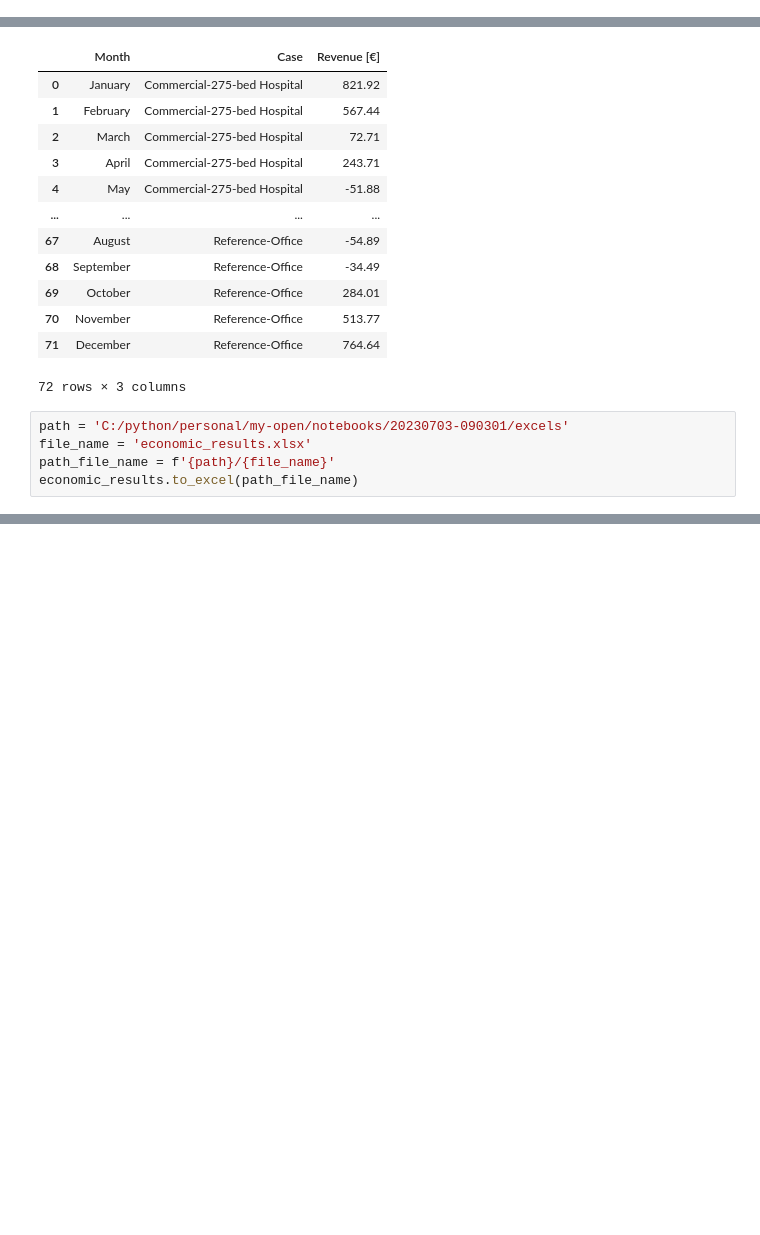
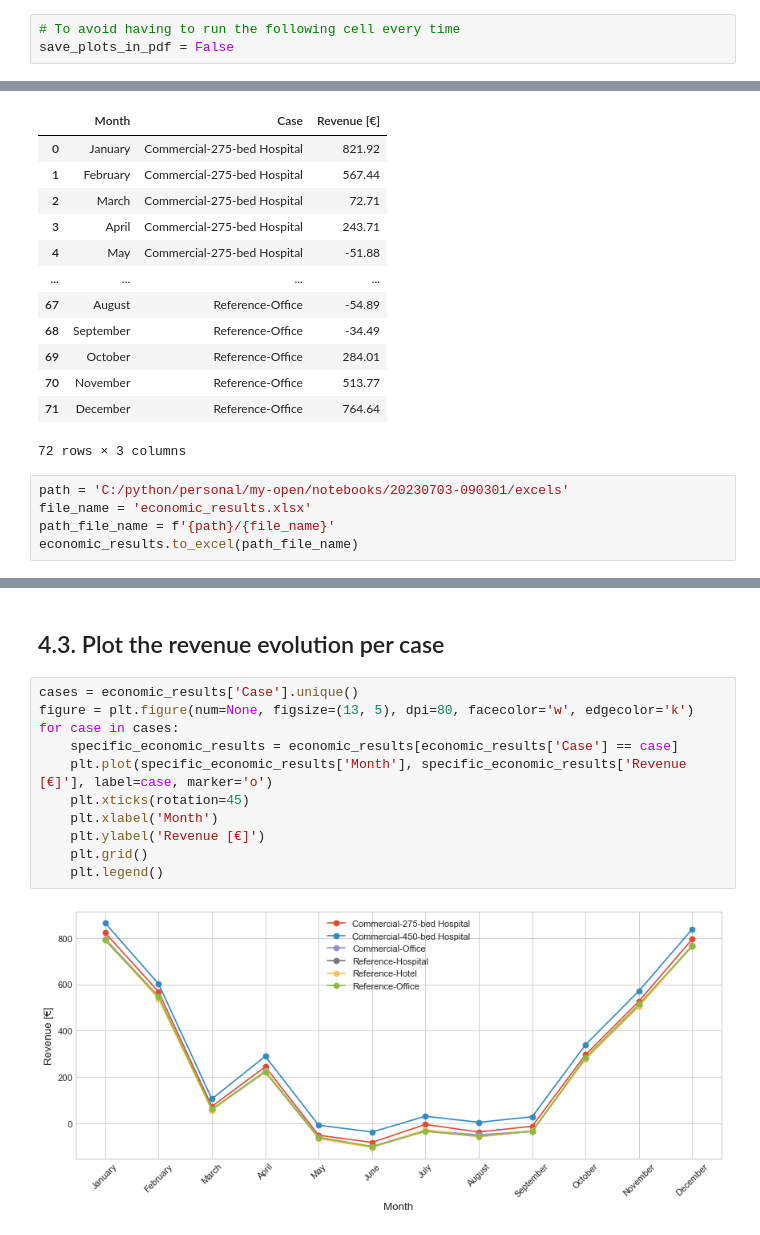
Before and after one commit to idloea/extended-open, a Jupyter notebook: notebooks/20230703-090301/analysis.ipynb, the cells around one changed output, grey strips where cells are left out. Saved outputs shown, nothing was run; the diff lists cells and outputs as text; blank space fills up the shorter version.

```diff
--- a/notebooks/20230703-090301/analysis.ipynb
+++ b/notebooks/20230703-090301/analysis.ipynb
@@ -254,4 +254,7 @@ formatting_dict = {'market_active_power_in_kilowatts':
                   }
 # %% [markdown]
 Save the plots in PDF format:
+# %%
+# To avoid having to run the following cell every time
+save_plots_in_pdf = False
 # %%
@@ -490,0 +597,15 @@ economic_results.to_excel(path_file_name)
+# %% [markdown]
+## 4.3. Plot the revenue evolution per case
+# %%
+cases = economic_results['Case'].unique()
+figure = plt.figure(num=None, figsize=(13, 5), dpi=80, facecolor='w', edgecolor='k')
+for case in cases:
+    specific_economic_results = economic_results[economic_results['Case'] == case]
+    plt.plot(specific_economic_results['Month'], specific_economic_results['Revenue [€]'], label=case, marker='o')
+    plt.xticks(rotation=45)
+    plt.xlabel('Month')
+    plt.ylabel('Revenue [€]')
+    plt.grid()
+    plt.legend()
+# %% [output]
+[figure, added]
```
Also changed, not shown: parts of 18 cells of this notebook, 1 other file.
